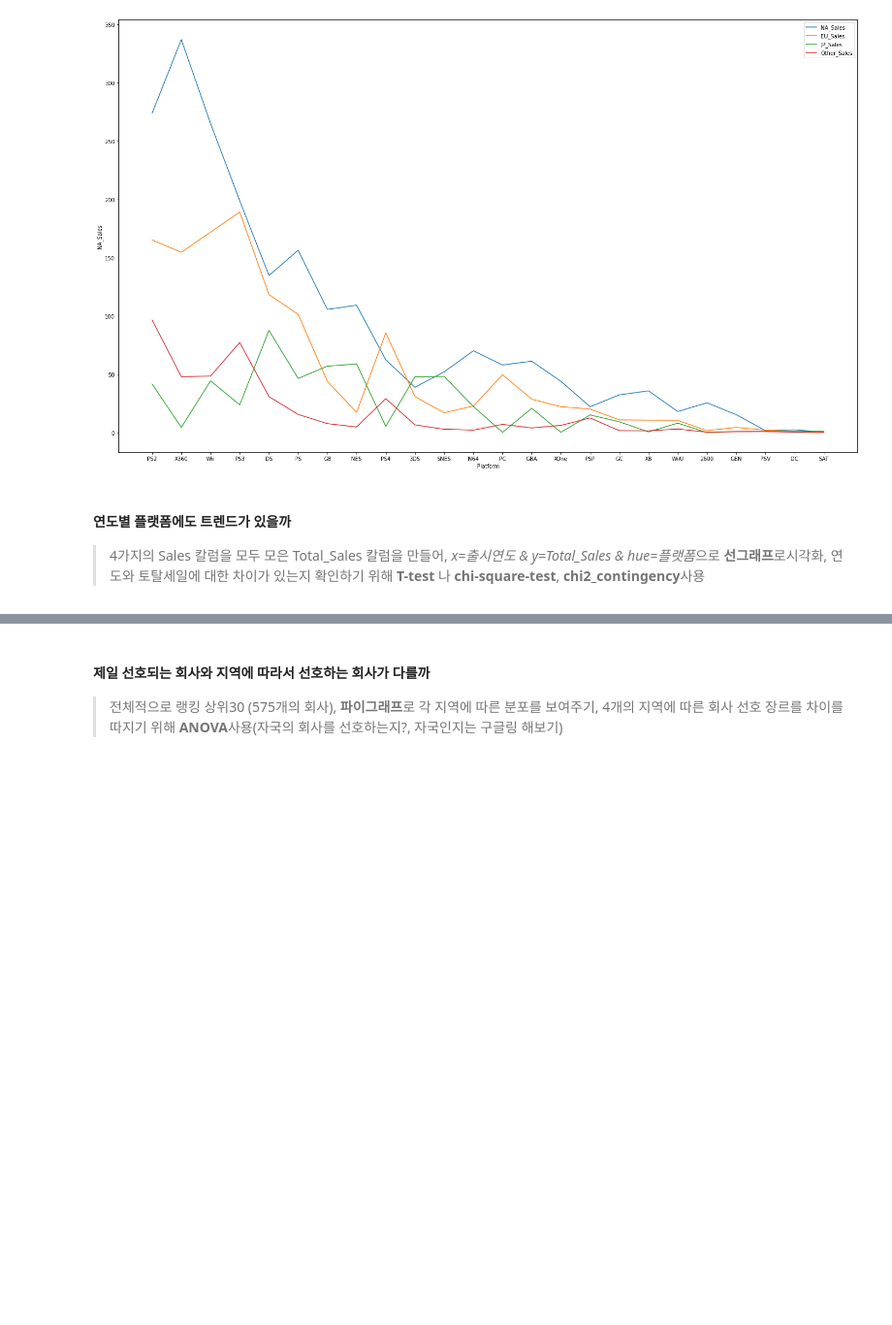
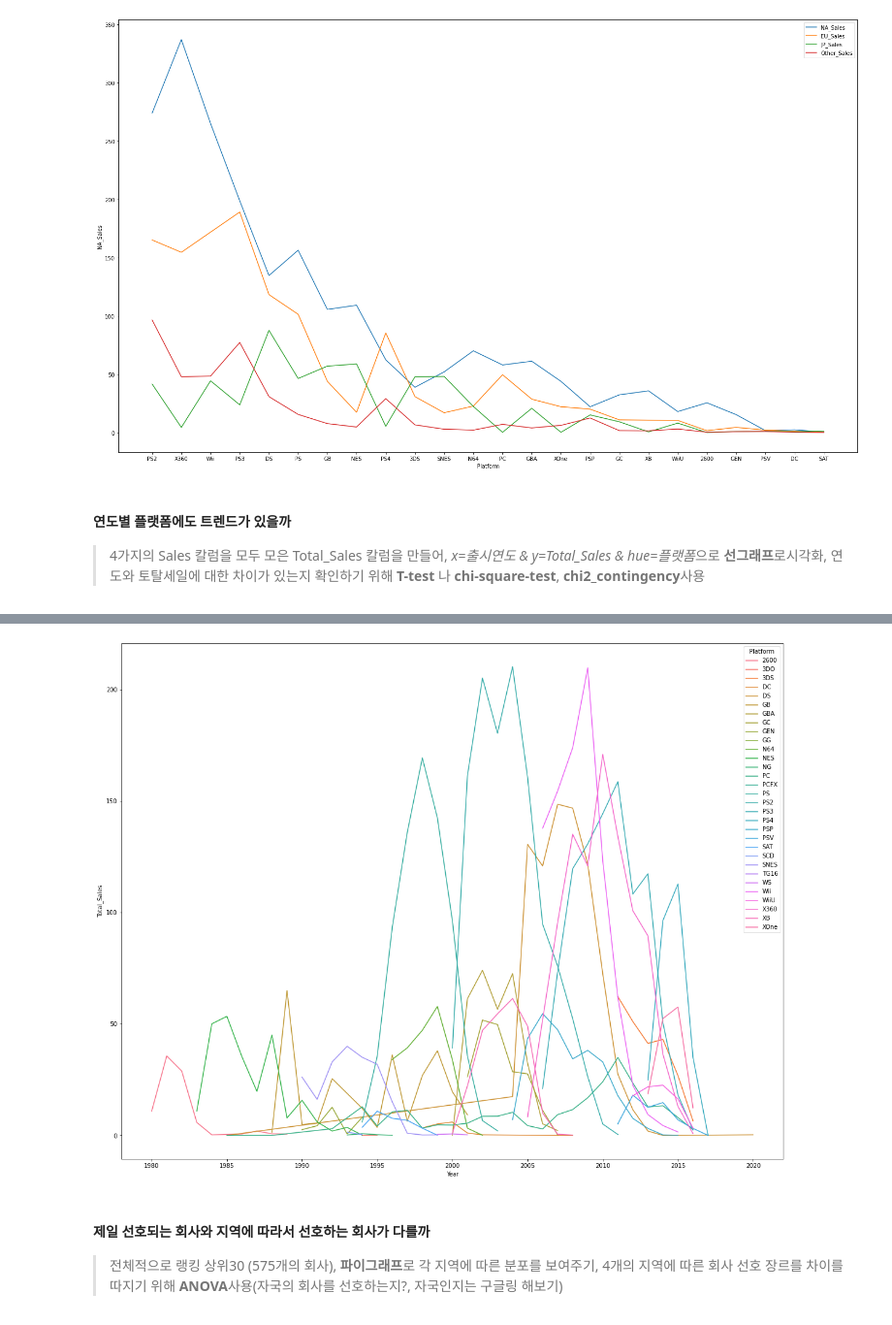
Before and after one commit to ohyunju/projects, a Jupyter notebook: project1/Project1.ipynb, the cells around one changed output, grey strips where cells are left out. Shown at 97% size. Drawn from its saved outputs; the diff is of its cells as text; code cells hidden in the pictures; blank space fills up the shorter version.

```diff
--- a/project1/Project1.ipynb
+++ b/project1/Project1.ipynb
@@ -914,0 +1013,5 @@ plt.show()
+# %%
+year_platform2=year_platform
+year_platform2=year_platform.groupby(['Platform','Year']).sum()
+year_platform2 = year_platform2.reset_index()
+year_platform2
@@ -915,3 +1032,13 @@ plt.show()
+# %%
+#선 시각화
+import seaborn as sns
+import matplotlib.pyplot as plt
+
+plt.figure(figsize=(20, 16))
+sns.lineplot(year_platform2['Year'],year_platform2['Total_Sales'],hue=year_platform2['Platform'])
+plt.show()
+# %% [output]
+[figure, added]
 # %% [markdown]
 #### 제일 선호되는 회사와 지역에 따라서 선호하는 회사가 다를까
 > 전체적으로 랭킹 상위30 (575개의 회사), **파이그래프**로 각 지역에 따른 분포를 보여주기, 4개의 지역에 따른 회사 선호 장르를 차이를 따지기 위해 **ANOVA**사용(자국의 회사를 선호하는지?, 자국인지는 구글링 해보기)
```
Also changed, not shown: parts of 9 cells of this notebook.
